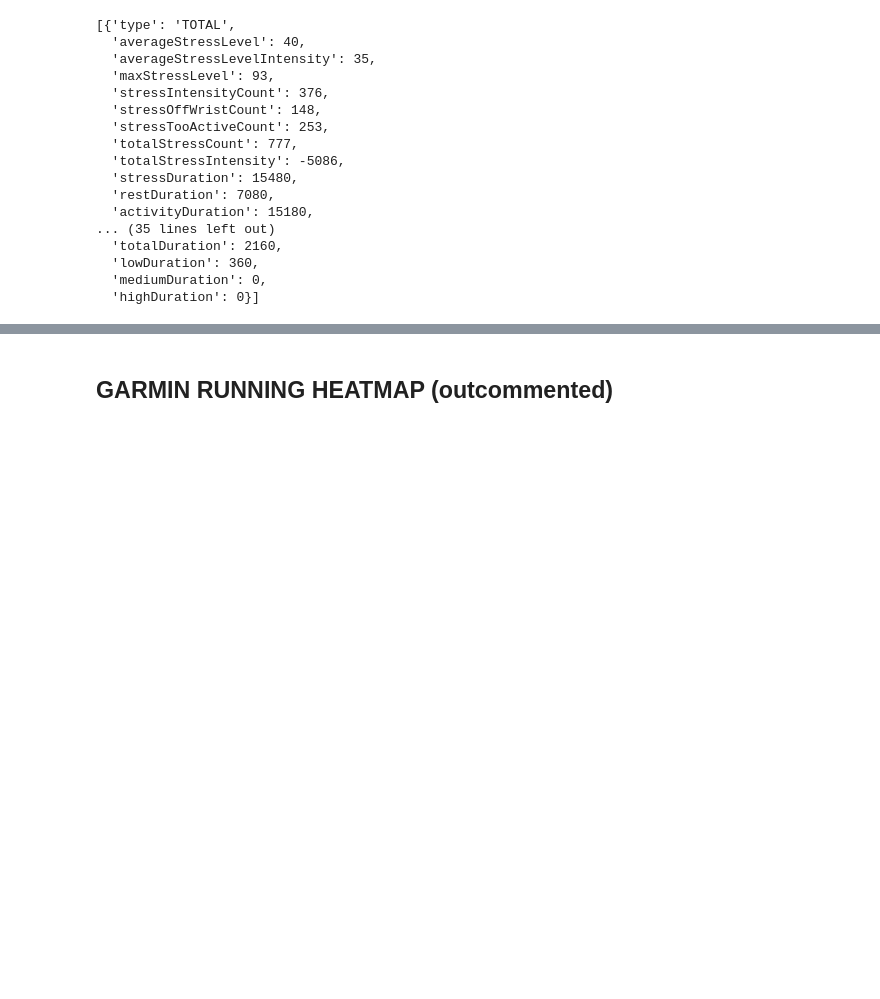
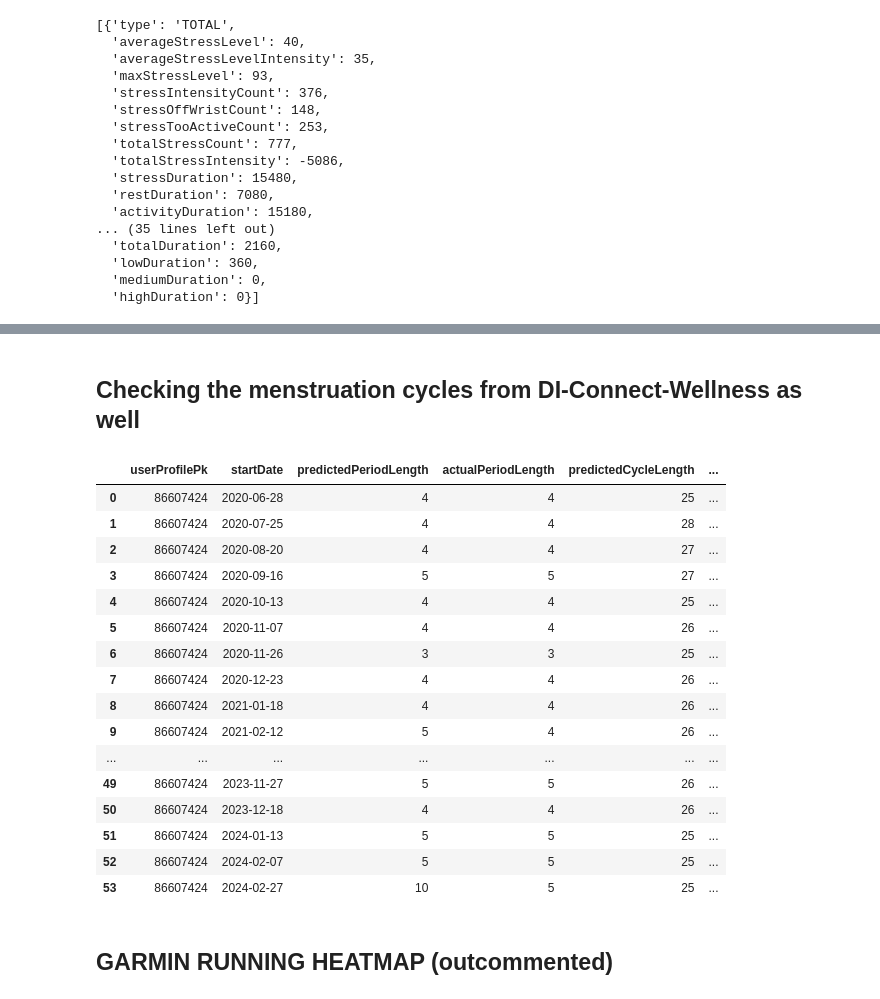
Before and after one commit to cats-and-the-city/playground, a Jupyter notebook: GarminEDA.ipynb, the cells around one changed output, grey strips where cells are left out. Saved outputs shown, nothing was run; the diff lists cells and outputs as text; code cells hidden in the pictures; blank space fills up the shorter version.

Commit message:
Checking sleep data as well ... and cyklus data

```diff
--- a/GarminEDA.ipynb
+++ b/GarminEDA.ipynb
@@ -292,3 +295,47 @@ focus_df[['allDayStress']].iat[0,0]['aggregatorList']
+# %% [markdown]
+## Checking the menstruation cycles from DI-Connect-Wellness as well
+# %%
+folder = "DI-Connect-Wellness"
+di_connect_path = os.path.join(garmin_base_dir, "DI_CONNECT", folder)
+
+# Function to load JSONs and combine them into a filtered DataFrame
+def load_and_filter_json(path, start_year=2020):
+    all_dfs = []
+    for root, _, files in os.walk(path):
+        json_files = [f for f in sorted(files) if f.endswith('Cycles.json')]
+        for file in json_files:
+            with open(os.path.join(root, file), 'r') as f:
+                data = json.load(f)
+            df = pd.DataFrame(data) if isinstance(data, list) else pd.DataFrame([data])
+            all_dfs.append(df)
+
+    # Combining and filtering the data
+    if all_dfs:
+        full_df = pd.concat(all_dfs, ignore_index=True)
+        return full_df
+    return pd.DataFrame()  # Return empty DataFrame if no data was loaded
+
+# Apply the function and display the resulting DataFrame
+mens_df = load_and_filter_json(di_connect_path)
+mens_df
+# %% [output]
+|  | userProfilePk | startDate | predictedPeriodLength | actualPeriodLength | predictedCycleLength | ... |
+| 0 | 86607424 | 2020-06-28 | 4 | 4 | 25 | ... |
+| 1 | 86607424 | 2020-07-25 | 4 | 4 | 28 | ... |
+| 2 | 86607424 | 2020-08-20 | 4 | 4 | 27 | ... |
+| 3 | 86607424 | 2020-09-16 | 5 | 5 | 27 | ... |
+| 4 | 86607424 | 2020-10-13 | 4 | 4 | 25 | ... |
+| 5 | 86607424 | 2020-11-07 | 4 | 4 | 26 | ... |
+| 6 | 86607424 | 2020-11-26 | 3 | 3 | 25 | ... |
+| 7 | 86607424 | 2020-12-23 | 4 | 4 | 26 | ... |
+| 8 | 86607424 | 2021-01-18 | 4 | 4 | 26 | ... |
+| 9 | 86607424 | 2021-02-12 | 5 | 4 | 26 | ... |
+| ... | ... | ... | ... | ... | ... | ... |
+| 49 | 86607424 | 2023-11-27 | 5 | 5 | 26 | ... |
+| 50 | 86607424 | 2023-12-18 | 4 | 4 | 26 | ... |
+| 51 | 86607424 | 2024-01-13 | 5 | 5 | 25 | ... |
+| 52 | 86607424 | 2024-02-07 | 5 | 5 | 25 | ... |
+| 53 | 86607424 | 2024-02-27 | 10 | 5 | 25 | ... |
 # %% [markdown]
 ## GARMIN RUNNING HEATMAP (outcommented)
 # %% [markdown]
```
Also changed, not shown: parts of 14 cells of this notebook.
